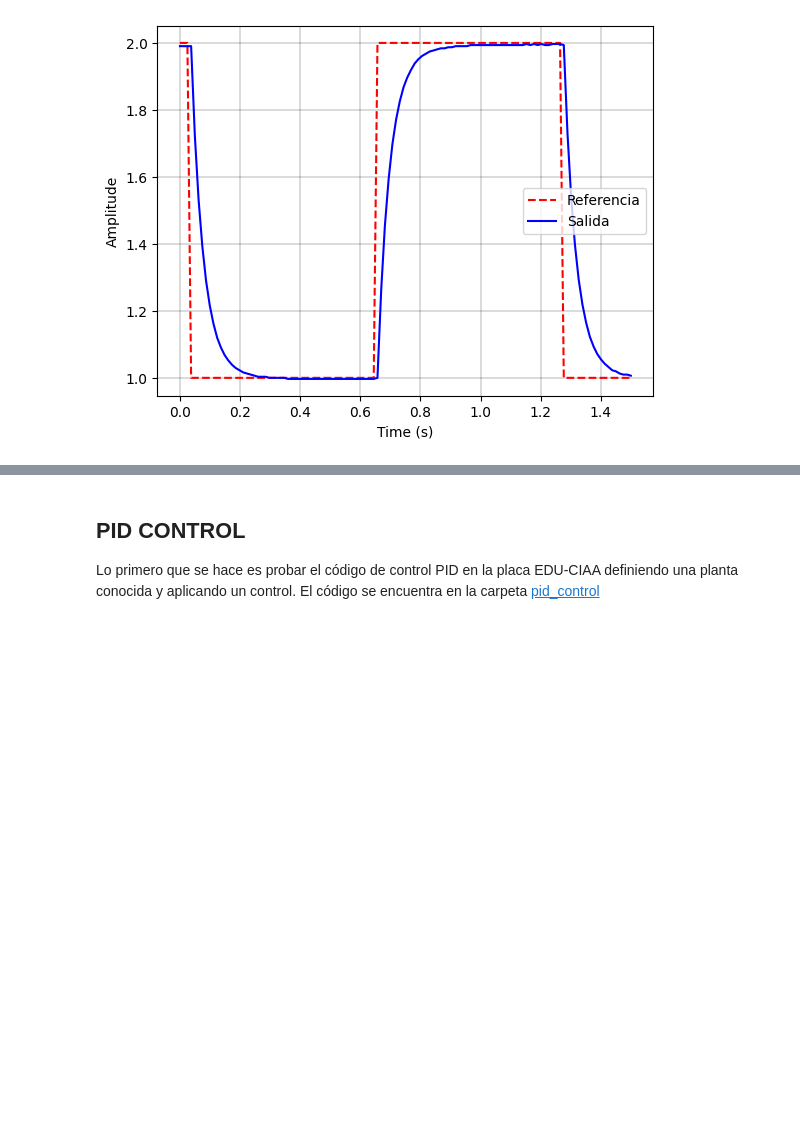
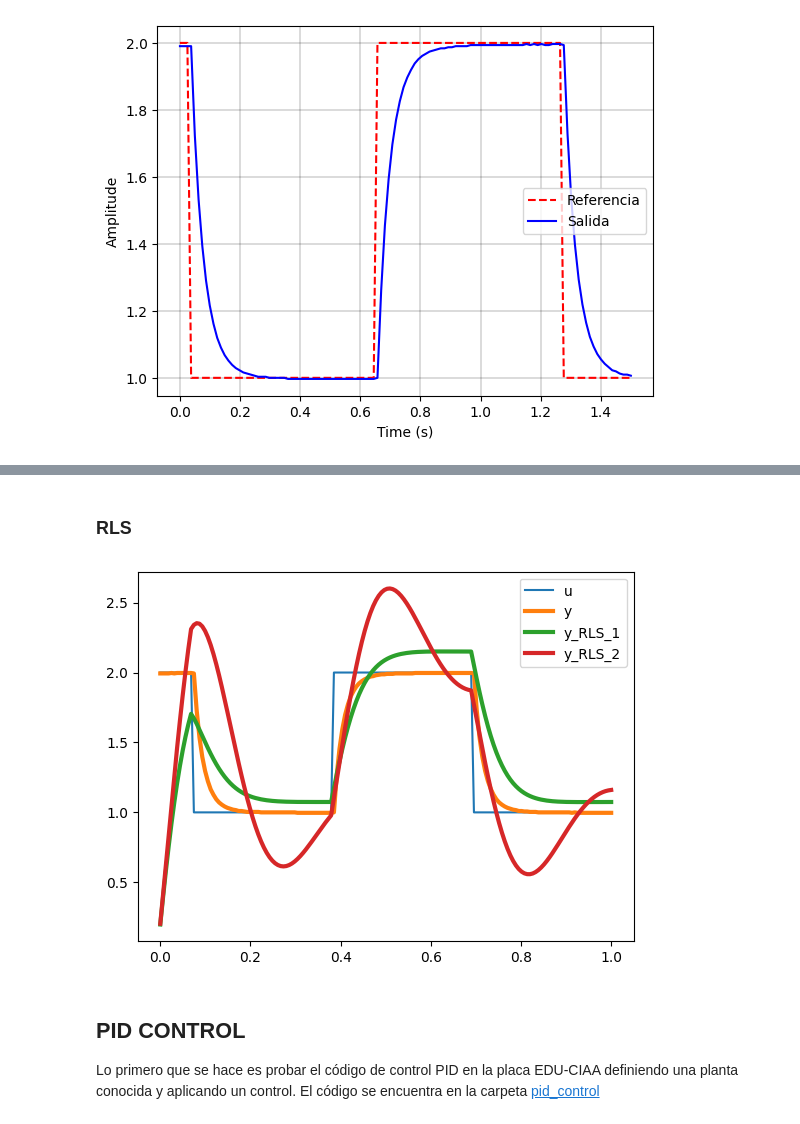
Before and after one commit to SaEsteva/CD, a Jupyter notebook: TP_Esteva.ipynb, the cells around one changed output, grey strips where cells are left out. Drawn from its saved outputs; the diff is of its cells as text; code cells hidden in the pictures; blank space fills up the shorter version.

```diff
--- a/TP_Esteva.ipynb
+++ b/TP_Esteva.ipynb
@@ -77,3 +77,29 @@ plt.show()
+# %% [markdown]
+### RLS
+# %%
+numz_1  = [ 9.9181e-02,-7.1413e-02,-8.9905e-04]
+denz_1 = [1.0000,-1.7061,0.7311]
+
+numz_2 = [1.0193e-01,-9.0089e-02,-1.0685e-04]
+denz_2 =[1.0000,-1.9141,0.9256]
+
+u = [ 2.00000,2.00000,2.00000,2.00000,2.00000,2.00000,2.00000,2.00000,2.00000,2.00000,2.00000,2.00000,1.00000,1.00000,1.00000,1.00000,1.00000,1.00000,1.00000,1.00000,1.00000,1.00000,1.00000,1.00000,1.00000,1.00000,1.00000,1.00000,1.00000,1.00000,1.00000,1.00000,1.00000,1.00000,1.00000,1.00000,1.00000,1.00000,1.00000,1.00000,1.00000,1.00000,1.00000,1.00000,1.00000,1.00000,1.00000,1.00000,1.00000,1.00000,1.00000,1.00000,1.00000,1.00000,1.00000,1.00000,1.00000,1.00000,1.00000,1.00000,1.00000,1.00000,2.00000,2.00000,2.00000,2.00000,2.00000,2.00000,2.00000,2.00000,2.00000,2.00000,2.00000,2.00000,2.00000,2.00000,2.00000,2.00000,2.00000,2.00000,2.00000,2.00000,2.00000,2.00000,2.00000,2.00000,2.00000,2.00000,2.00000,2.00000,2.00000,2.00000,2.00000,2.00000,2.00000,2.00000,2.00000,2.00000,2.00000,2.00000,2.00000,2.00000,2.00000,2.00000,2.00000,2.00000,2.00000,2.00000,2.00000,2.00000,2.00000,2.00000,1.00000,1.00000,1.00000,1.00000,1.00000,1.00000,1.00000,1.00000,1.00000,1.00000,1.00000,1.00000,1.00000,1.00000,1.00000,1.00000,1.00000,1.00000,1.00000,1.00000,1.00000,1.00000,1.00000,1.00000,1.00000,1.00000,1.00000,1.00000,1.00000,1.00000,1.00000,1.00000,1.00000,1.00000,1.00000,1.00000,1.00000,1.00000,1.00000,1.00000,1.00000,1.00000,1.00000,1.00000,1.00000,1.00000,1.00000,1.00000,1.00000,1.00000]
+y = [ 1.99355,1.99355,1.99355,1.99355,1.99677,1.99355,1.99677,1.99677,1.99677,1.99677,1.99677,1.99677,1.99355,1.72903,1.53548,1.39677,1.29677,1.22258,1.16452,1.12581,1.09355,1.07097,1.05484,1.04194,1.03226,1.02581,1.01935,1.01613,1.00968,1.00968,1.00645,1.00323,1.00323,1.00323,1.00323,1.00323,1.00000,1.00000,1.00000,1.00000,1.00000,1.00000,1.00000,1.00000,1.00000,1.00000,1.00000,1.00000,1.00000,0.99677,0.99677,0.99677,0.99677,0.99677,0.99677,0.99677,0.99677,0.99677,0.99677,0.99677,0.99677,0.99677,1.00000,1.26452,1.45484,1.59355,1.69677,1.77097,1.82903,1.86774,1.90000,1.92258,1.93871,1.95161,1.96129,1.97097,1.97419,1.98064,1.98387,1.98710,1.98710,1.99032,1.99032,1.99032,1.99355,1.99355,1.99355,1.99355,1.99355,1.99355,1.99355,1.99677,1.99677,1.99677,1.99677,1.99677,1.99677,1.99677,1.99677,1.99677,1.99677,1.99677,1.99677,1.99677,1.99677,1.99677,1.99677,1.99677,1.99677,1.99677,1.99677,1.99677,1.99355,1.72903,1.53548,1.39677,1.29677,1.22258,1.16774,1.12581,1.09355,1.07097,1.05484,1.04194,1.03226,1.02581,1.01935,1.01613,1.00968,1.00968,1.00645,1.00645,1.00323,1.00323,1.00323,1.00000,1.00000,1.00000,1.00000,1.00000,1.00000,1.00000,1.00000,1.00000,1.00000,1.00000,1.00000,0.99677,1.00000,0.99677,0.99677,0.99677,0.99677,0.99677,0.99677,0.99677,0.99677,0.99677,0.99677,0.99677,0.99677,0.99677]
+
+y_RLS_1 = sig.lfilter(numz_1, denz_1, u)
+y_RLS_2 = sig.lfilter(numz_2, denz_2, u)
+
+t = np.linspace(0, 1, len(u))
+
+fig, ax = plt.subplots()
+ax.plot(t, u, label='u')
+ax.plot(t, y, linewidth=3, label='y')
+ax.plot(t, y_RLS_1, linewidth=3, label='y_RLS_1')
+ax.plot(t, y_RLS_2, linewidth=3, label='y_RLS_2')
+ax.legend()
+plt.show()
+# %% [output]
+[figure, added]
 # %% [markdown]
 ## PID CONTROL
 
```
Also changed, not shown: parts of 3 cells of this notebook, 1 other file.
